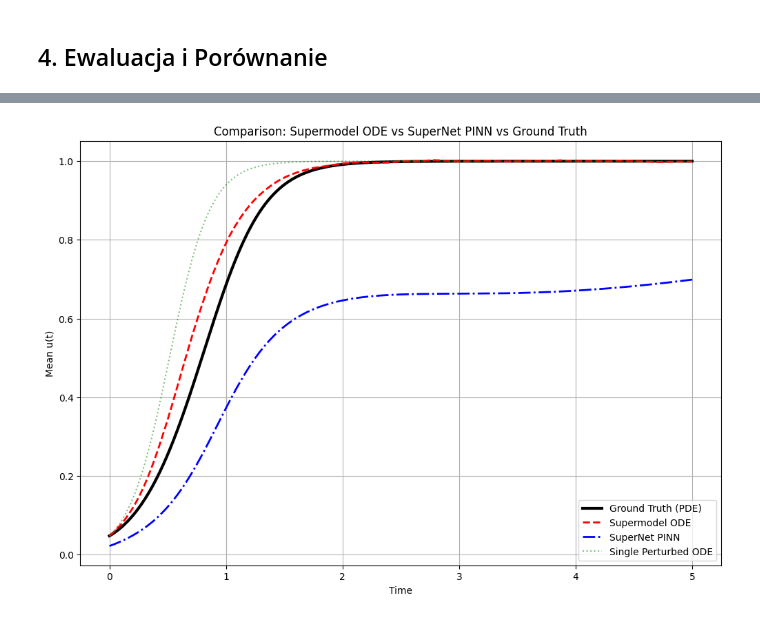
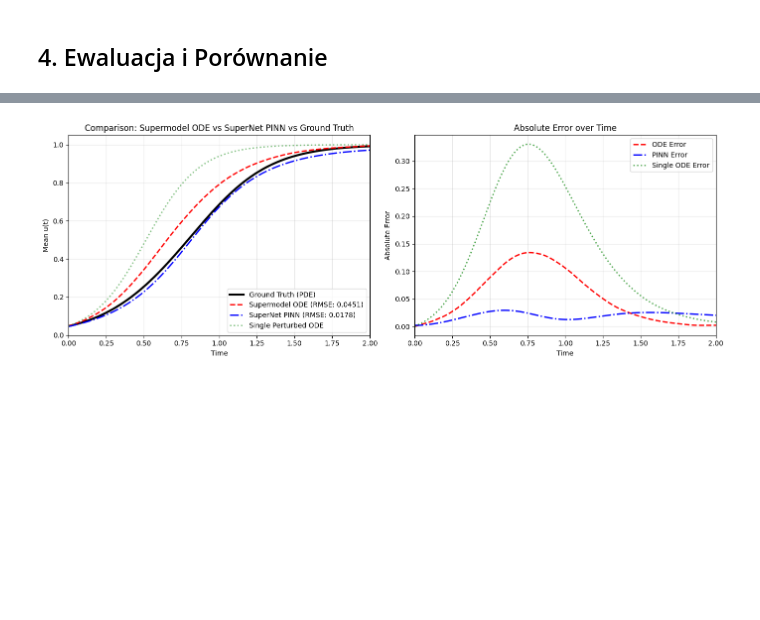
Before and after one commit to nadirean/Innovation-Diffusion-Modeling, a Jupyter notebook: zad7/zad7.ipynb, the cells around one changed output, grey strips where cells are left out. Drawn from its saved outputs; the diff is of its cells as text; code cells hidden in the pictures; blank space fills up the shorter version.

Commit message:
Improve zad6 and 7 pinn architecture

```diff
--- a/zad7/zad7.ipynb
+++ b/zad7/zad7.ipynb
@@ -359,6 +411,8 @@ Trening zakończony w 71.72s
 # %% [markdown]
 ## 4. Ewaluacja i Porównanie
 # %%
+# --- Ewaluacja i Porównanie ---
+
 # Ewaluacja SuperNet na siatce
 X_grid, T_grid = np.meshgrid(x_true, t_true)
 X_flat_eval = X_grid.flatten()[:, None]
@@ -378,35 +432,67 @@ u_supernet_grid = u_supernet_mean_flat.reshape(X_grid.shape)
 # Obliczanie średniej przestrzennej dla SuperNet
 u_supernet_spatial_mean = np.mean(u_supernet_grid, axis=1)
 
+# Obliczenie błędów RMSE i MAE dla średnich trajektorii
+rmse_ode = np.sqrt(np.mean((u_true_mean - u_super_mean)**2))
+mae_ode = np.mean(np.abs(u_true_mean - u_super_mean))
+
+rmse_pinn = np.sqrt(np.mean((u_true_mean - u_supernet_spatial_mean)**2))
+mae_pinn = np.mean(np.abs(u_true_mean - u_supernet_spatial_mean))
+
+rmse_single = np.sqrt(np.mean((u_true_mean - u_indep_all[0])**2))
+mae_single = np.mean(np.abs(u_true_mean - u_indep_all[0]))
+
+print("\n" + "="*70)
+print("SUPERNET EVALUATION RESULTS (IMPROVED)")
+print("="*70)
+print(f"{'Method':<30} {'MAE':<15} {'RMSE':<15}")
+print("-"*70)
+print(f"{'Supermodel ODE':<30} {mae_ode:<15.6f} {rmse_ode:<15.6f}")
+print(f"{'SuperNet PINN (Improved)':<30} {mae_pinn:<15.6f} {rmse_pinn:<15.6f}")
+print(f"{'Single Perturbed ODE':<30} {mae_single:<15.6f} {rmse_single:<15.6f}")
+print("="*70)
+
+# Save metrics to file
+metrics_file = OUTDIR / 'supernet_metrics.txt'
+with open(metrics_file, 'w') as f:
+    f.write(f"SuperModel ODE - MAE: {mae_ode:.6f}, RMSE: {rmse_ode:.6f}\n")
+    f.write(f"SuperNet PINN - MAE: {mae_pinn:.6f}, RMSE: {rmse_pinn:.6f}\n")
+    f.write(f"Single Perturbed ODE - MAE: {mae_single:.6f}, RMSE: {rmse_single:.6f}\n")
+    f.write(f"Training time: {train_time:.2f}s\n")
+    f.write(f"Network: 64 hidden units, 5 layers with residual connections\n")
+    f.write(f"Epochs: {epochs}\n")
+
 # Wykres porównawczy wszystkich podejść
-plt.figure(figsize=(12, 8))
+fig, axes = plt.subplots(1, 2, figsize=(14, 5))
 
-# 1. Ground Truth
-plt.plot(t_true, u_true_mean, 'k-', linewidth=3, label='Ground Truth (PDE)')
+# Left: Temporal comparison
+axes[0].plot(t_true, u_true_mean, 'k-', linewidth=3, label='Ground Truth (PDE)')
+axes[0].plot(t_true, u_super_mean, 'r--', linewidth=2, label=f'Supermodel ODE (RMSE: {rmse_ode:.4f})')
+axes[0].plot(t_true, u_supernet_spatial_mean, 'b-.', linewidth=2, label=f'SuperNet PINN (RMSE: {rmse_pinn:.4f})')
+axes[0].plot(t_true, u_indep_all[0], 'g:', alpha=0.5, linewidth=2, label='Single Perturbed ODE')
+axes[0].set_title('Comparison: Supermodel ODE vs SuperNet PINN vs Ground Truth')
+axes[0].set_xlabel('Time')
+axes[0].set_ylabel('Mean u(t)')
+axes[0].set_xlim(0, 2)
+axes[0].legend(fontsize=10)
+axes[0].grid(True, alpha=0.3)
 
-# 2. Supermodel ODE
-plt.plot(t_true, u_super_mean, 'r--', linewidth=2, label='Supermodel ODE')
+# Right: Error over time
+error_ode = np.abs(u_true_mean - u_super_mean)
+error_pinn = np.abs(u_true_mean - u_supernet_spatial_mean)
+error_single = np.abs(u_true_mean - u_indep_all[0])
 
-# 3. SuperNet PINN
-plt.plot(t_true, u_supernet_spatial_mean, 'b-.', linewidth=2, label='SuperNet PINN')
+axes[1].plot(t_true, error_ode, 'r--', linewidth=2, label='ODE Error')
+axes[1].plot(t_true, error_pinn, 'b-.', linewidth=2, label='PINN Error')
+axes[1].plot(t_true, error_single, 'g:', alpha=0.7, linewidth=2, label='Single ODE Error')
+axes[1].set_title('Absolute Error over Time')
+axes[1].set_xlabel('Time')
+axes[1].set_xlim(0, 2)
+axes[1].set_ylabel('Absolute Error')
+axes[1].legend(fontsize=10)
+axes[1].grid(True, alpha=0.3)
 
-# 4. Pojedynczy zaburzony model ODE (dla kontekstu)
-plt.plot(t_true, u_indep_all[0], 'g:', alpha=0.5, label='Single Perturbed ODE')
-
-plt.title('Comparison: Supermodel ODE vs SuperNet PINN vs Ground Truth')
-plt.xlabel('Time')
-plt.ylabel('Mean u(t)')
-plt.legend()
-plt.grid(True)
-plt.savefig(OUTDIR / 'supermodel_vs_supernet.png')
+plt.tight_layout()
+plt.savefig(OUTDIR / 'supermodel_vs_supernet_improved.png', dpi=150)
 plt.show()
-
-# Obliczenie błędów RMSE dla średnich trajektorii
-rmse_ode = np.sqrt(np.mean((u_true_mean - u_super_mean)**2))
-rmse_pinn = np.sqrt(np.mean((u_true_mean - u_supernet_spatial_mean)**2))
-rmse_single = np.sqrt(np.mean((u_true_mean - u_indep_all[0])**2))
-
-print(f"RMSE Supermodel ODE: {rmse_ode:.6f}")
-print(f"RMSE SuperNet PINN: {rmse_pinn:.6f}")
-print(f"RMSE Single Perturbed ODE: {rmse_single:.6f}")
 # %% [output]
@@ -413 +508 @@ print(f"RMSE Single Perturbed ODE: {rmse_single:.6f}")
-[figure, old version]
+[figure, new version]
```
Also changed, not shown: parts of 3 cells of this notebook, 10 other files.
